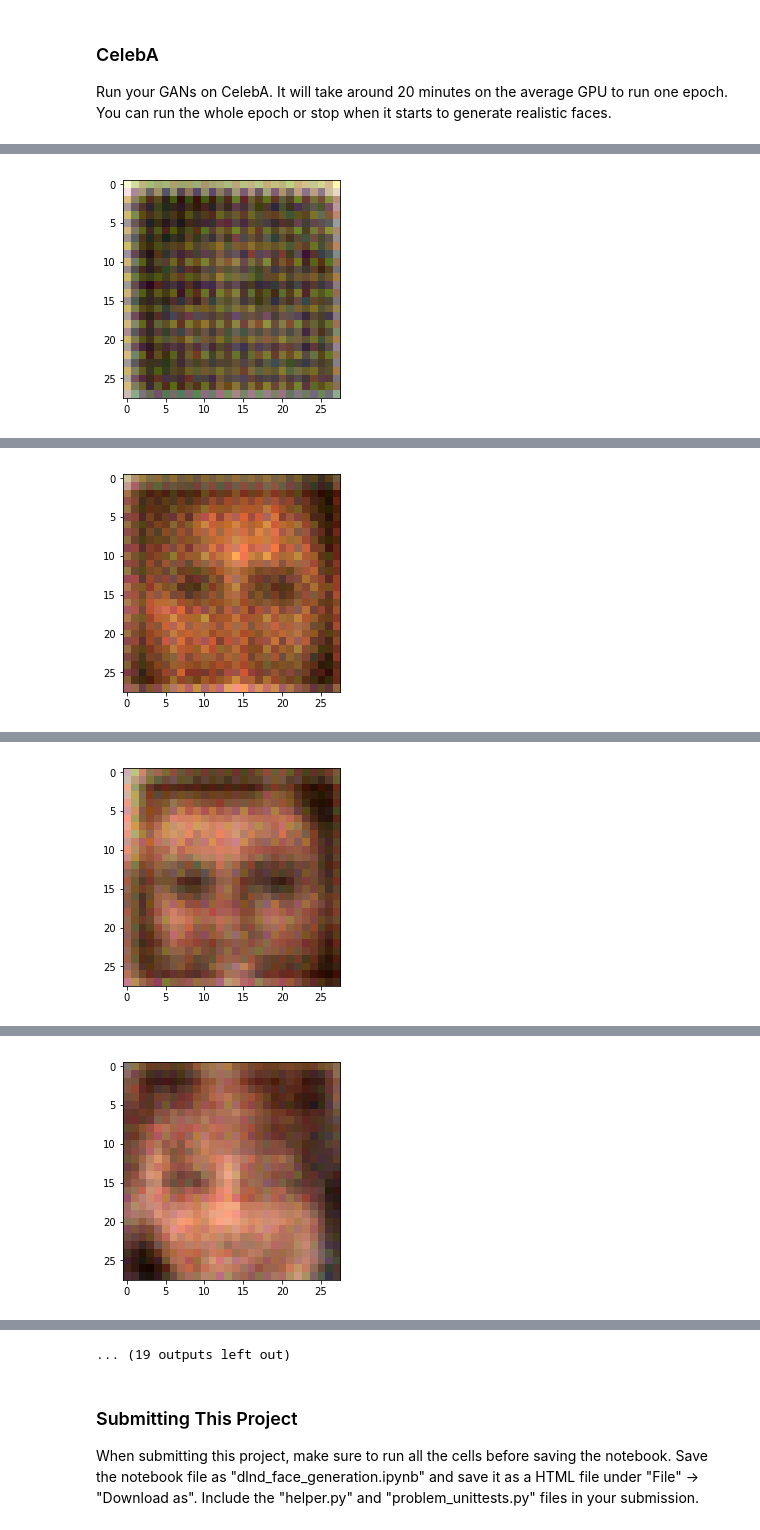
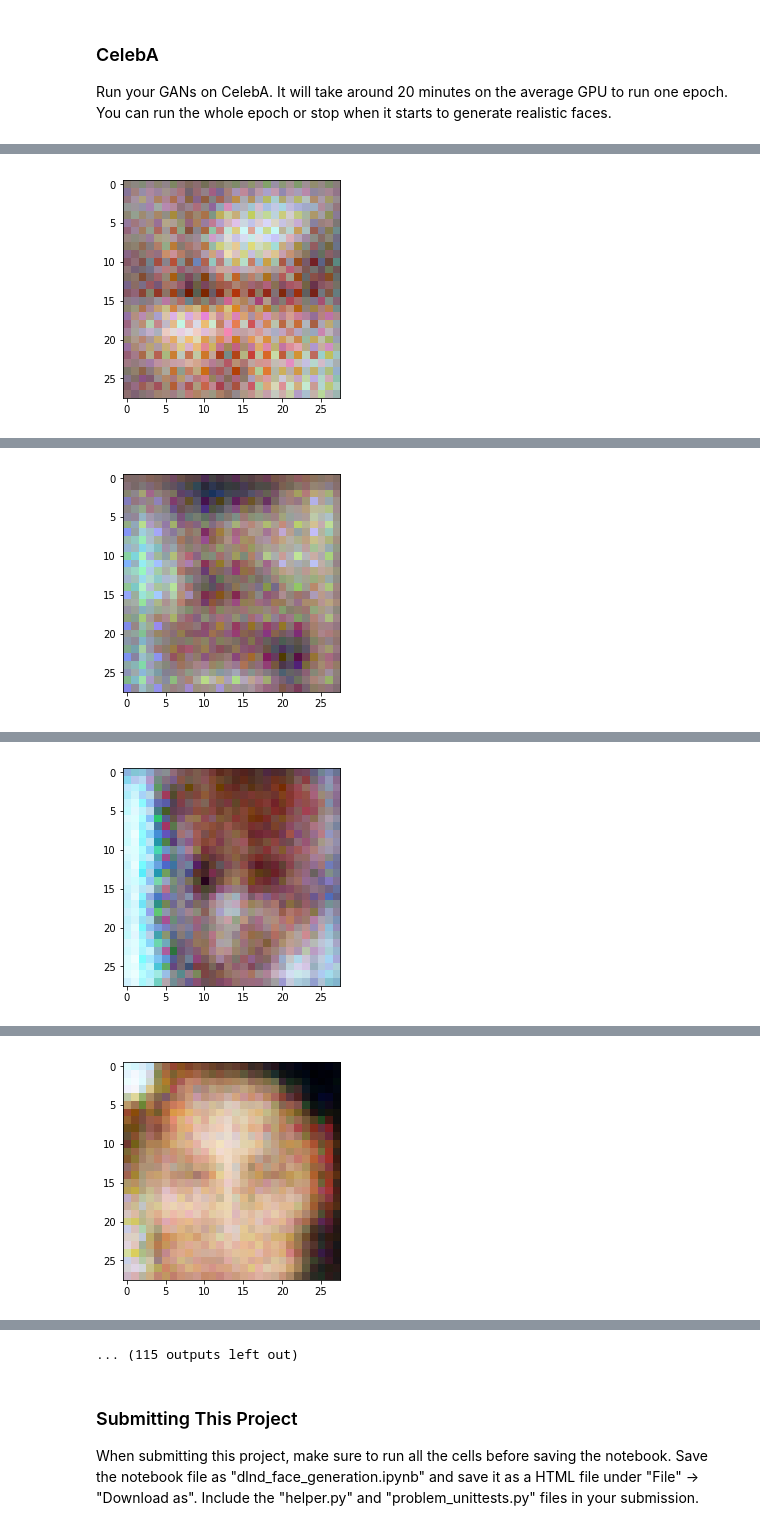
Before and after one commit to usmcamp0811/DeepLearning_NanoDegree_Projects, a Jupyter notebook: Project_5/dlnd_face_generation.ipynb, the cells around one changed output, grey strips where cells are left out. Saved outputs shown, nothing was run; the diff lists cells and outputs as text; code cells hidden in the pictures.

```diff
--- a/Project_5/dlnd_face_generation.ipynb
+++ b/Project_5/dlnd_face_generation.ipynb
@@ -143,7 +143,7 @@ def discriminator(images, reuse=False):
     :return: Tuple of (tensor output of the discriminator, tensor logits of the discriminator)
     """
     with tf.variable_scope('discriminator', reuse=reuse):
-        alpha = 0.1
+        alpha = 0.3
 
         #Layer 1
         conv1 = tf.layers.conv2d(images, 64, 5, strides=2, padding='SAME')
@@ -189,7 +189,7 @@ def generator(z, out_channel_dim, is_train=True):
     :return: The tensor output of the generator
     """
     with tf.variable_scope('generator', reuse=False if is_train==True else True):
-        alpha = 0.1
+        alpha = 0.3
         if is_train is True:
             drop = 0.5
         else:
@@ -207,8 +207,8 @@ def generator(z, out_channel_dim, is_train=True):
         dropout2 = tf.layers.dropout(relu2, rate=0.5)
 
         logits = tf.layers.conv2d_transpose(dropout2, out_channel_dim, 5, strides=2, padding='SAME')
-
-        out = tf.tanh(logits)
+        batch_norm3 = tf.layers.batch_normalization(logits, training=is_train)
+        out = tf.tanh(batch_norm3)
 
     return out
 
@@ -272,11 +272,7 @@ def model_opt(d_loss, g_loss, learning_rate, beta1=0.5):
     g_vars = [var for var in t_vars if var.name.startswith('generator')]
 
     d_train_opt = tf.train.AdamOptimizer(learning_rate, beta1=beta1).minimize(d_loss, var_list=d_vars)
-
-    update_ops = tf.get_collection(tf.GraphKeys.UPDATE_OPS)
-
-    with tf.control_dependencies(update_ops):
-        g_train_opt = tf.train.AdamOptimizer(learning_rate, beta1=beta1).minimize(g_loss, var_list=g_vars)
+    g_train_opt = tf.train.AdamOptimizer(learning_rate, beta1=beta1).minimize(g_loss, var_list=g_vars)
 
     return d_train_opt, g_train_opt
 
@@ -365,7 +361,7 @@ def train(epoch_count, batch_size, z_dim, learning_rate, beta1,
 
                 # Run optimizers
                 _ = sess.run(d_opt, feed_dict={input_real: x, input_z: batch_z, lr: learning_rate})
-                _ = sess.run(g_opt, feed_dict={input_z: batch_z, lr: learning_rate, input_real: x})
+                _ = sess.run(g_opt, feed_dict={input_z: batch_z, lr: learning_rate})
 
                 if steps % print_every == 0:
                     # At the end of each epoch, get the losses and print them out
@@ -472,10 +468,10 @@ Epoch 1/2... Discriminator Loss: 0.8622... Generator Loss: 0.9884
 ### CelebA
 Run your GANs on CelebA.  It will take around 20 minutes on the average GPU to run one epoch.  You can run the whole epoch or stop when it starts to generate realistic faces.
 # %%
-batch_size = 128
-z_dim = 100
-learning_rate = 0.0002
-beta1 = 0.5
+batch_size = 32
+z_dim = 2048
+learning_rate = 0.0005
+beta1 = 0.1
 
 
 
@@ -502 +498 @@ Epoch 1/1... Discriminator Loss: 1.4859... Generator Loss: 0.5883
-[figure, old version]
+[figure, new version]
@@ -513 +509 @@ Epoch 1/1... Discriminator Loss: 0.8523... Generator Loss: 1.2701
-[figure, old version]
+[figure, new version]
@@ -524 +520 @@ Epoch 1/1... Discriminator Loss: 1.1054... Generator Loss: 0.8312
-[figure, old version]
+[figure, new version]
@@ -535 +531 @@ Epoch 1/1... Discriminator Loss: 1.2705... Generator Loss: 0.6734
-[figure, old version]
+[figure, new version]
@@ -558,4 +554,4 @@ Epoch 1/1... Discriminator Loss: 0.9306... Generator Loss: 1.8939
-... (19 outputs left out)
+... (115 outputs left out)
 # %% [markdown]
 ### Submitting This Project
 When submitting this project, make sure to run all the cells before saving the notebook. Save the notebook file as "dlnd_face_generation.ipynb" and save it as a HTML file under "File" -> "Download as". Include the "helper.py" and "problem_unittests.py" files in your submission.
```
Also changed, not shown: parts of 2 cells of this notebook, 1 other file.
